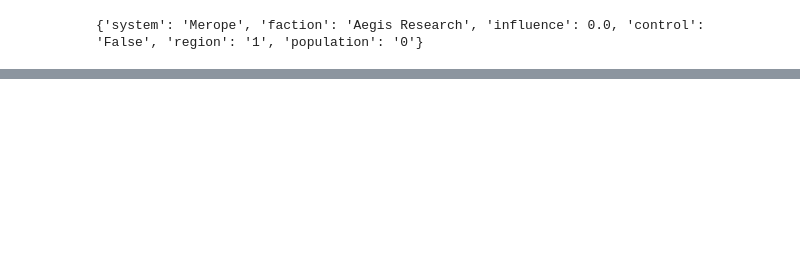
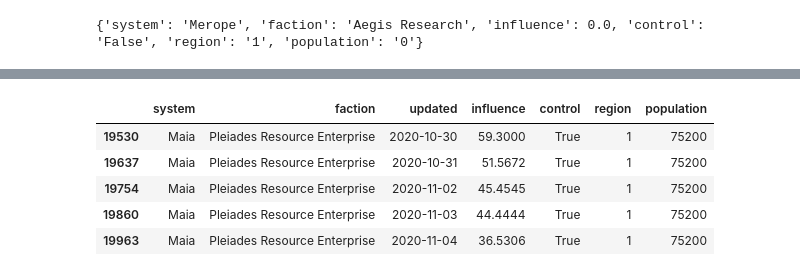
Before and after one commit to HausReport/ClubRaiders, a Jupyter notebook: notebooks/History.ipynb, the cells around one changed output, grey strips where cells are left out. Saved outputs shown, nothing was run; the diff lists cells and outputs as text; code cells hidden in the pictures; blank space fills up the shorter version.

Commit message:
add maia case

```diff
--- a/notebooks/History.ipynb
+++ b/notebooks/History.ipynb
@@ -675,0 +679,10 @@ print(getCappingCode(faction,system))
+# %%
+foo = hist.getHistorySlice(fac="Pleiades Resource Enterprise",sys="Maia",startDate="2020-10-30")
+foo
+# %% [output]
+|  | system | faction | updated | influence | control | region | population |
+| 19530 | Maia | Pleiades Resource Enterprise | 2020-10-30 | 59.3000 | True | 1 | 75200 |
+| 19637 | Maia | Pleiades Resource Enterprise | 2020-10-31 | 51.5672 | True | 1 | 75200 |
+| 19754 | Maia | Pleiades Resource Enterprise | 2020-11-02 | 45.4545 | True | 1 | 75200 |
+| 19860 | Maia | Pleiades Resource Enterprise | 2020-11-03 | 44.4444 | True | 1 | 75200 |
+| 19963 | Maia | Pleiades Resource Enterprise | 2020-11-04 | 36.5306 | True | 1 | 75200 |
```
Also changed, not shown: parts of 7 cells of this notebook.
